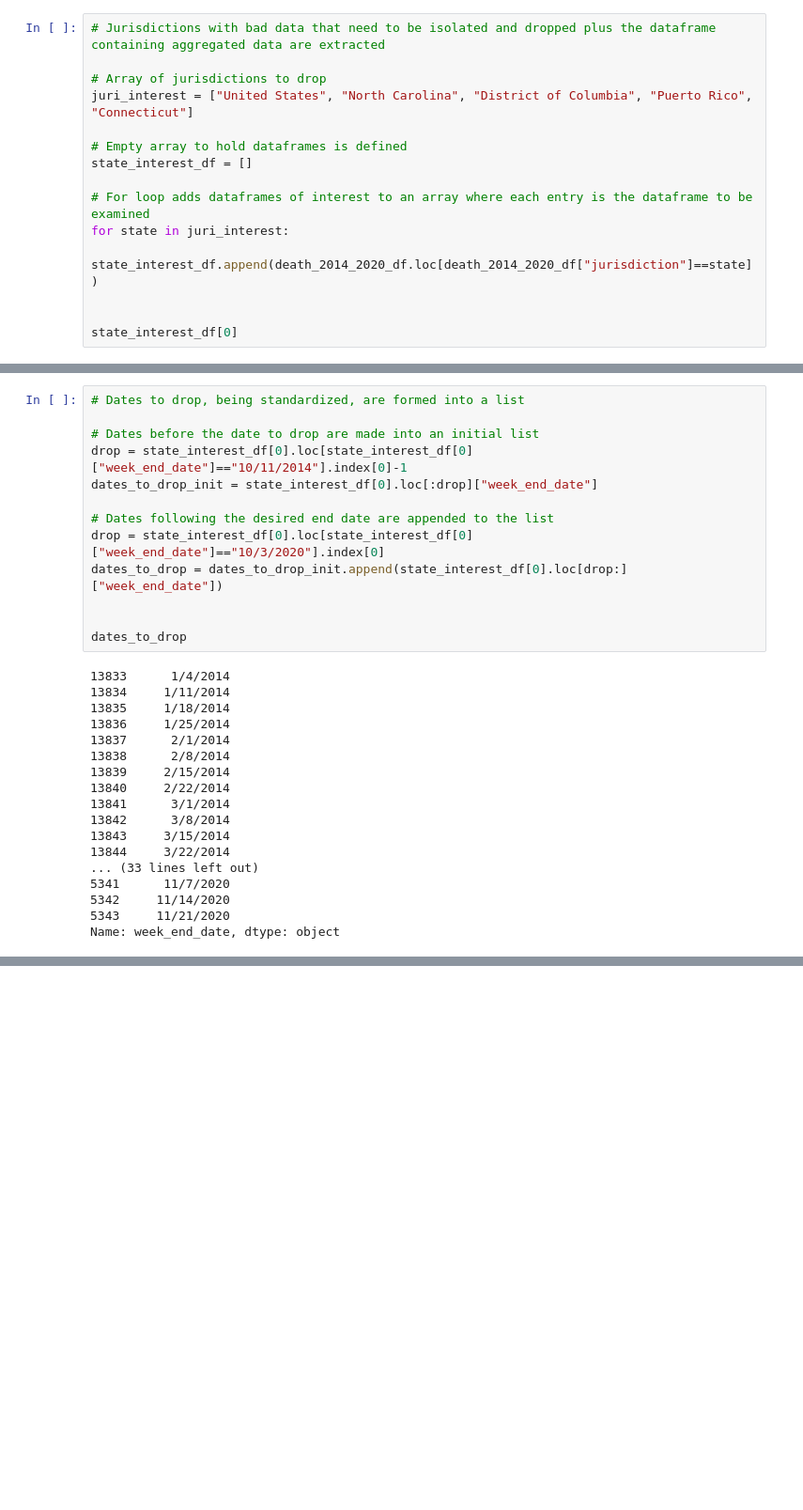
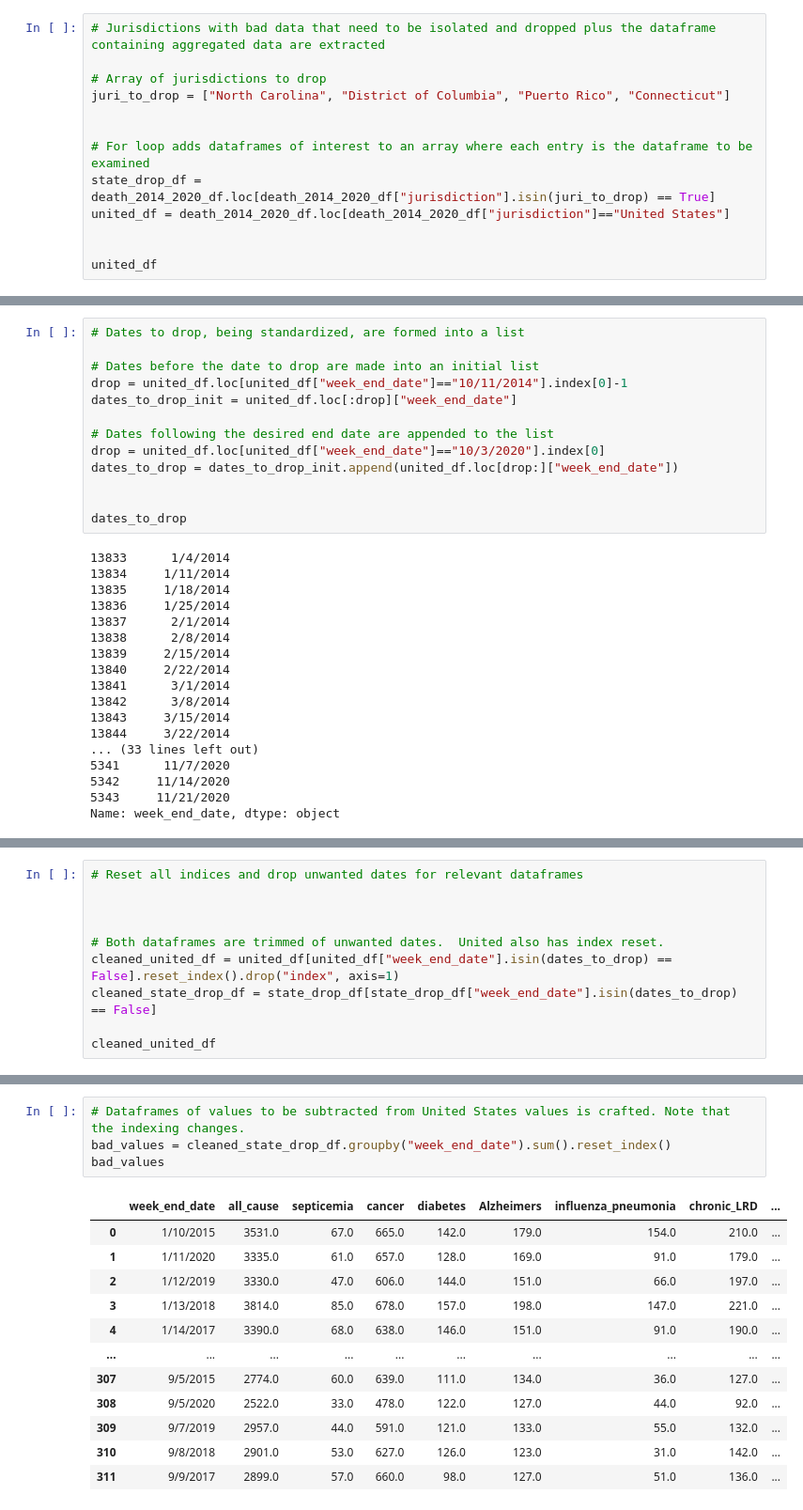
Before and after one commit to JamesRucker/Unexplained_deaths, a Jupyter notebook: Death_Data.ipynb, the cells around one changed output, grey strips where cells are left out. Shown at 94% size. Cells and saved outputs as stored; diff of their text form; blank space fills up the shorter version.

```diff
--- a/Death_Data.ipynb
+++ b/Death_Data.ipynb
@@ -27,17 +28,15 @@ death_2014_2020_df
 # Jurisdictions with bad data that need to be isolated and dropped plus the dataframe containing aggregated data are extracted
 
 # Array of jurisdictions to drop
-juri_interest = ["United States", "North Carolina", "District of Columbia", "Puerto Rico", "Connecticut"]
+juri_to_drop = ["North Carolina", "District of Columbia", "Puerto Rico", "Connecticut"]
 
-# Empty array to hold dataframes is defined
-state_interest_df = []
 
 # For loop adds dataframes of interest to an array where each entry is the dataframe to be examined
-for state in juri_interest:
-    state_interest_df.append(death_2014_2020_df.loc[death_2014_2020_df["jurisdiction"]==state])
+state_drop_df = death_2014_2020_df.loc[death_2014_2020_df["jurisdiction"].isin(juri_to_drop) == True]
+united_df = death_2014_2020_df.loc[death_2014_2020_df["jurisdiction"]=="United States"]
 
 
-state_interest_df[0]
+united_df
 # %% [output]
 |  | jurisdiction | week_end_date | all_cause | septicemia | cancer | diabetes | Alzheimers | ... |
 | 13833 | United States | 1/4/2014 | 30889.0 | 494.0 | 6393.0 | 961.0 | 999.0 | ... |
@@ -56,12 +55,12 @@ state_interest_df[0]
 # Dates to drop, being standardized, are formed into a list
 
 # Dates before the date to drop are made into an initial list
-drop = state_interest_df[0].loc[state_interest_df[0]["week_end_date"]=="10/11/2014"].index[0]-1
-dates_to_drop_init = state_interest_df[0].loc[:drop]["week_end_date"]
+drop = united_df.loc[united_df["week_end_date"]=="10/11/2014"].index[0]-1
+dates_to_drop_init = united_df.loc[:drop]["week_end_date"]
 
 # Dates following the desired end date are appended to the list
-drop = state_interest_df[0].loc[state_interest_df[0]["week_end_date"]=="10/3/2020"].index[0]
-dates_to_drop = dates_to_drop_init.append(state_interest_df[0].loc[drop:]["week_end_date"])
+drop = united_df.loc[united_df["week_end_date"]=="10/3/2020"].index[0]
+dates_to_drop = dates_to_drop_init.append(united_df.loc[drop:]["week_end_date"])
 
 
 dates_to_drop
@@ -120,0 +85,10 @@ cleaned_df_array[0]
+# %%
+# Reset all indices and drop unwanted dates for relevant dataframes
+
+
+
+# Both dataframes are trimmed of unwanted dates.  United also has index reset.
+cleaned_united_df = united_df[united_df["week_end_date"].isin(dates_to_drop) == False].reset_index().drop("index", axis=1)
+cleaned_state_drop_df = state_drop_df[state_drop_df["week_end_date"].isin(dates_to_drop) == False]
+
+cleaned_united_df
@@ -120,0 +109,17 @@ cleaned_df_array[0]
+# %%
+# Dataframes of values to be subtracted from United States values is crafted. Note that the indexing changes.
+bad_values = cleaned_state_drop_df.groupby("week_end_date").sum().reset_index()
+bad_values
+# %% [output]
+|  | week_end_date | all_cause | septicemia | cancer | diabetes | Alzheimers | influenza_pneumonia | chronic_LRD | ... |
+| 0 | 1/10/2015 | 3531.0 | 67.0 | 665.0 | 142.0 | 179.0 | 154.0 | 210.0 | ... |
+| 1 | 1/11/2020 | 3335.0 | 61.0 | 657.0 | 128.0 | 169.0 | 91.0 | 179.0 | ... |
+| 2 | 1/12/2019 | 3330.0 | 47.0 | 606.0 | 144.0 | 151.0 | 66.0 | 197.0 | ... |
+| 3 | 1/13/2018 | 3814.0 | 85.0 | 678.0 | 157.0 | 198.0 | 147.0 | 221.0 | ... |
+| 4 | 1/14/2017 | 3390.0 | 68.0 | 638.0 | 146.0 | 151.0 | 91.0 | 190.0 | ... |
+| ... | ... | ... | ... | ... | ... | ... | ... | ... | ... |
+| 307 | 9/5/2015 | 2774.0 | 60.0 | 639.0 | 111.0 | 134.0 | 36.0 | 127.0 | ... |
+| 308 | 9/5/2020 | 2522.0 | 33.0 | 478.0 | 122.0 | 127.0 | 44.0 | 92.0 | ... |
+| 309 | 9/7/2019 | 2957.0 | 44.0 | 591.0 | 121.0 | 133.0 | 55.0 | 132.0 | ... |
+| 310 | 9/8/2018 | 2901.0 | 53.0 | 627.0 | 126.0 | 123.0 | 31.0 | 142.0 | ... |
+| 311 | 9/9/2017 | 2899.0 | 57.0 | 660.0 | 98.0 | 127.0 | 51.0 | 136.0 | ... |
```
Also changed, not shown: parts of 4 cells of this notebook, 1 other file.
